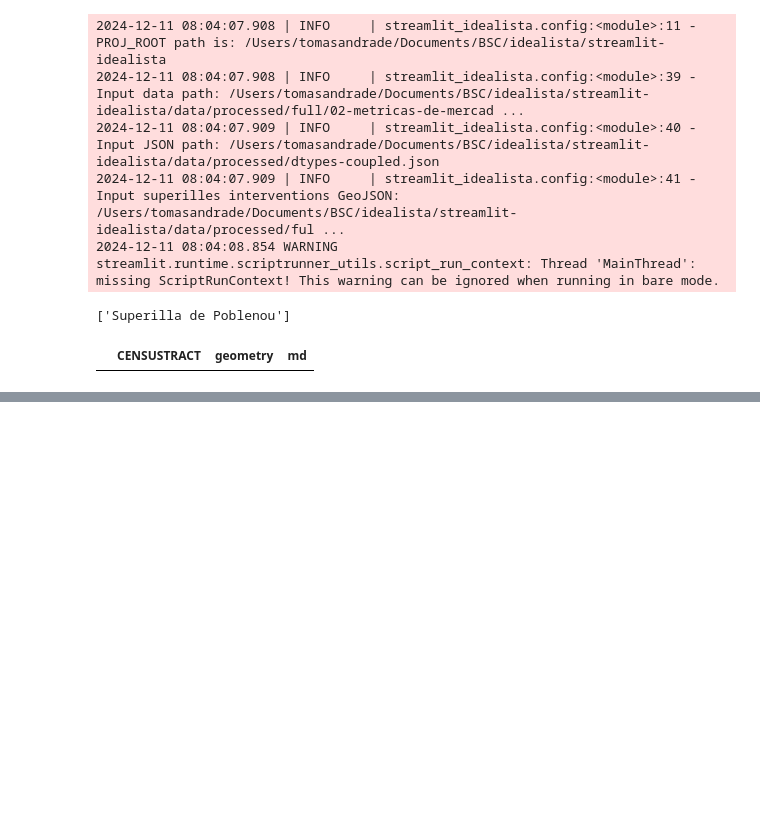
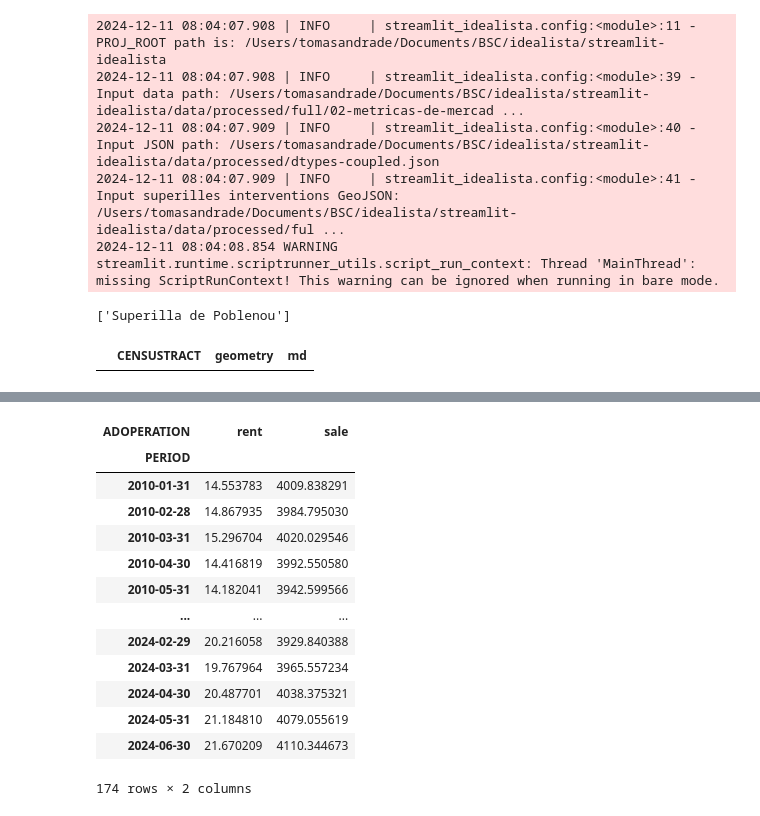
Before and after one commit to BSCCNS/streamlit-idealista, a Jupyter notebook: streamlit_idealista/test.ipynb, the cells around one changed output, grey strips where cells are left out. Cells and saved outputs as stored; diff of their text form; code cells hidden in the pictures; blank space fills up the shorter version.

```diff
--- a/streamlit_idealista/test.ipynb
+++ b/streamlit_idealista/test.ipynb
@@ -214,6 +214,23 @@ district_gdf.explore(m= m, color='grey')
 census_intervention = list(filtered_interventions_gdf['CENSUSTRACT'].astype(int).astype(str))
 census_impacted = list(impacted_censustracts_gdf['CENSUSTRACT'].astype(int).astype(str))
 census_district = list(district_gdf['CENSUSTRACT'].astype(int).astype(str))
+# %%
+get_timeseries_of_census_tracts(processed_df, census_district)
+# %% [output]
+| ADOPERATION | rent | sale |
+| PERIOD |  |  |
+| 2010-01-31 | 14.553783 | 4009.838291 |
+| 2010-02-28 | 14.867935 | 3984.795030 |
+| 2010-03-31 | 15.296704 | 4020.029546 |
+| 2010-04-30 | 14.416819 | 3992.550580 |
+| 2010-05-31 | 14.182041 | 3942.599566 |
+| ... | ... | ... |
+| 2024-02-29 | 20.216058 | 3929.840388 |
+| 2024-03-31 | 19.767964 | 3965.557234 |
+| 2024-04-30 | 20.487701 | 4038.375321 |
+| 2024-05-31 | 21.184810 | 4079.055619 |
+| 2024-06-30 | 21.670209 | 4110.344673 |
+174 rows × 2 columns
 # %%
 from plotly.subplots import make_subplots
 # %%
```
Also changed, not shown: 2 other files.
